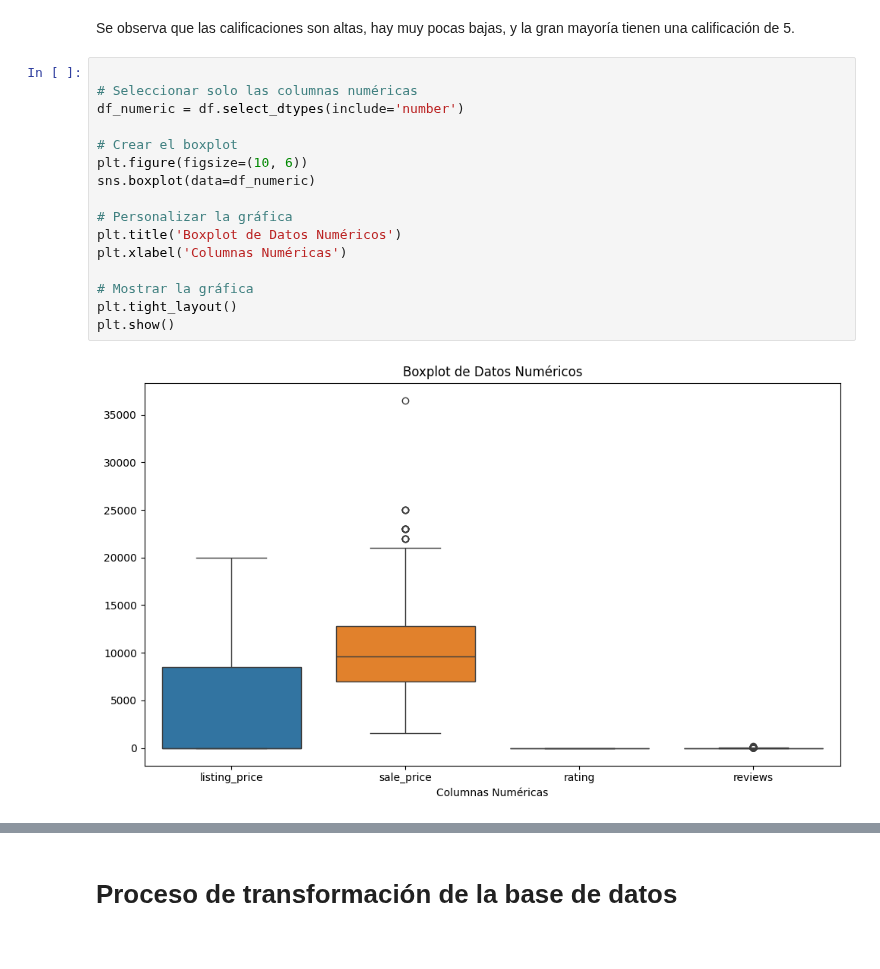
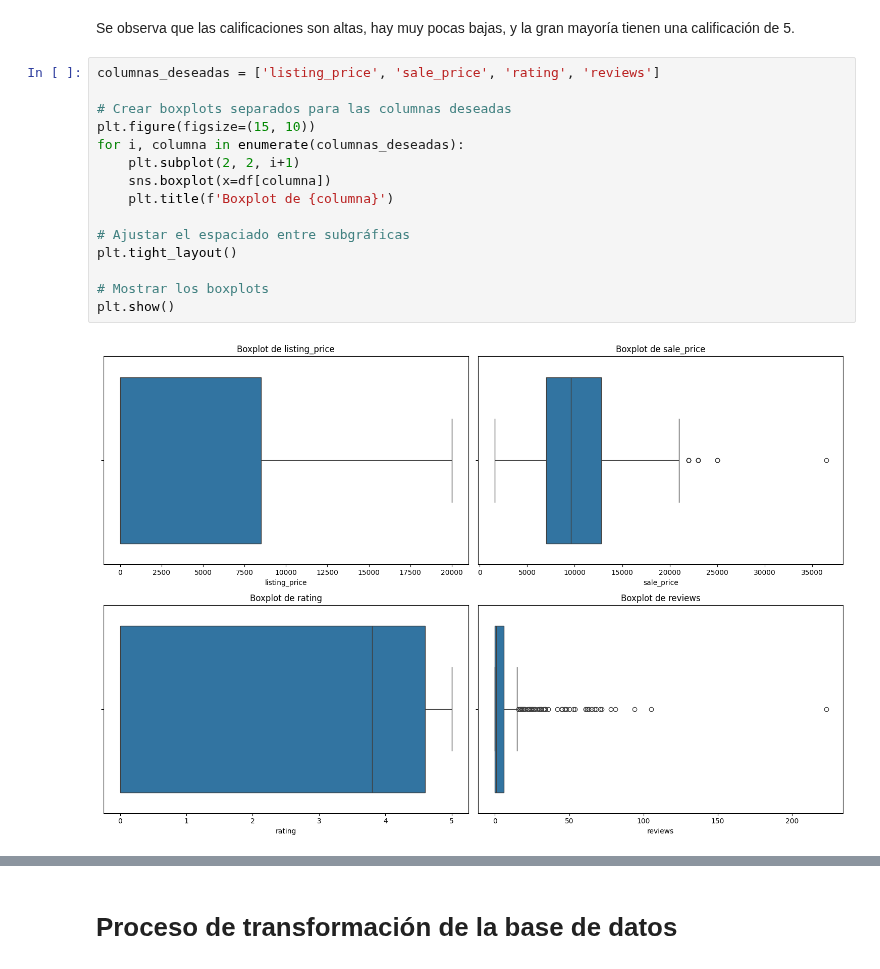
Before and after one commit to pau1ag/caso1, a Jupyter notebook: solucion_caso.ipynb, the cells around one changed output, grey strips where cells are left out. Drawn from its saved outputs; the diff is of its cells as text.

```diff
--- a/solucion_caso.ipynb
+++ b/solucion_caso.ipynb
@@ -122,21 +120,20 @@ sns.displot(data=df[df["rating"] != 0], x="rating", kde=True)
 [figure]
 # %% [markdown]
 Se observa que las calificaciones son altas, hay muy pocas bajas, y la gran mayoría tienen una calificación de 5.
-# %%
-
-# Seleccionar solo las columnas numéricas
-df_numeric = df.select_dtypes(include='number')
-
-# Crear el boxplot
-plt.figure(figsize=(10, 6))
-sns.boxplot(data=df_numeric)
-
-# Personalizar la gráfica
-plt.title('Boxplot de Datos Numéricos')
-plt.xlabel('Columnas Numéricas')
-
-# Mostrar la gráfica
-plt.tight_layout()
-plt.show()
-# %% [output]
-[figure, removed]
+# %%
+columnas_deseadas = ['listing_price', 'sale_price', 'rating', 'reviews']
+
+# Crear boxplots separados para las columnas deseadas
+plt.figure(figsize=(15, 10))
+for i, columna in enumerate(columnas_deseadas):
+    plt.subplot(2, 2, i+1)
+    sns.boxplot(x=df[columna])
+    plt.title(f'Boxplot de {columna}')
+
+# Ajustar el espaciado entre subgráficas
+plt.tight_layout()
+
+# Mostrar los boxplots
+plt.show()
+# %% [output]
+[figure, added]
```
Also changed, not shown: parts of 12 cells of this notebook, 1 other file.
